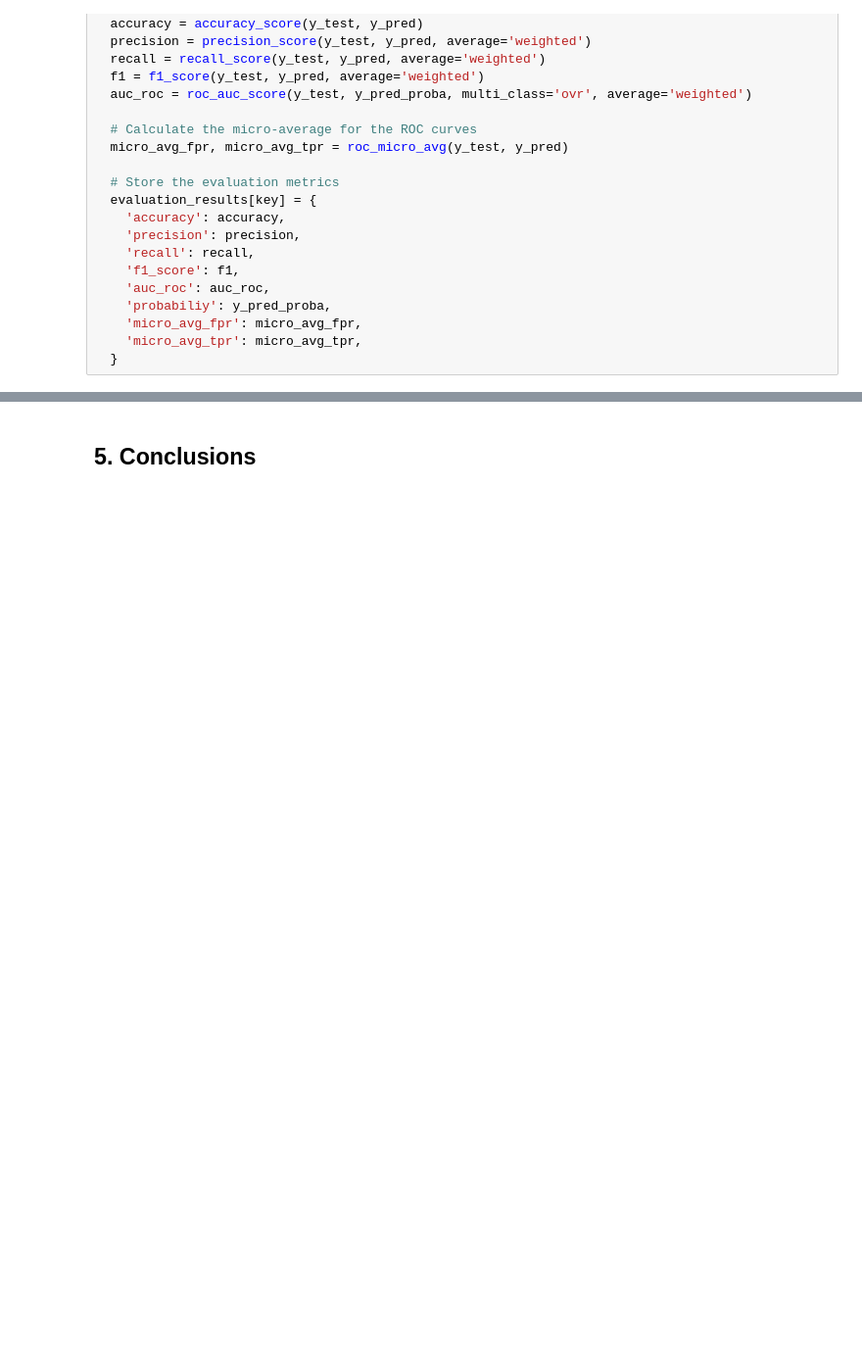
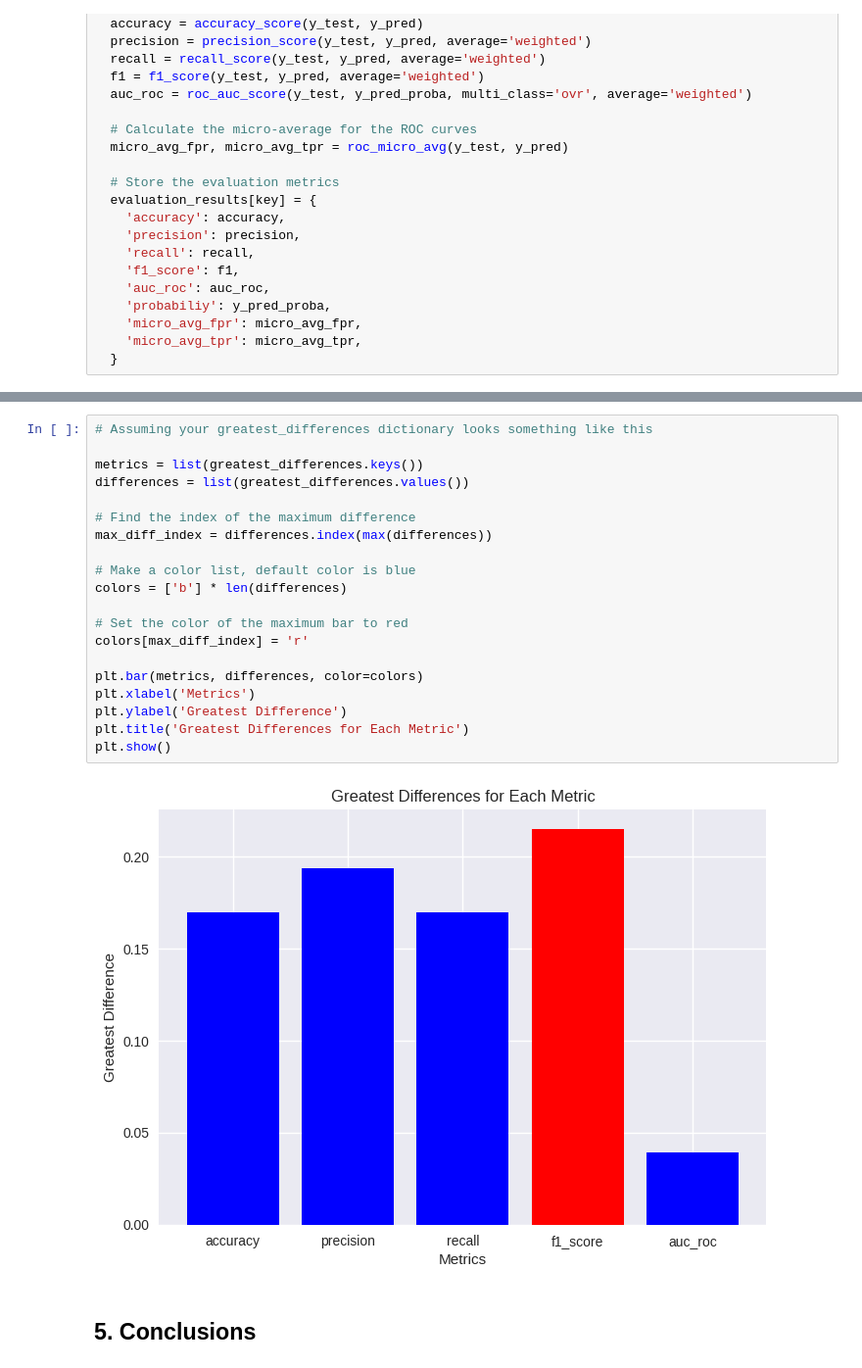
Before and after one commit to rgilyard/preprocessing-techniques, a Jupyter notebook: medical_note_naive_bayes_preprocessing_research.ipynb, the cells around one changed output, grey strips where cells are left out. Shown at 98% size. Cells and saved outputs as stored; diff of their text form; blank space fills up the shorter version.

```diff
--- a/medical_note_naive_bayes_preprocessing_research.ipynb
+++ b/medical_note_naive_bayes_preprocessing_research.ipynb
@@ -678,2 +745,24 @@ Auc_roc: 0.026747122756941022
+# %%
+# Assuming your greatest_differences dictionary looks something like this
+
+metrics = list(greatest_differences.keys())
+differences = list(greatest_differences.values())
+
+# Find the index of the maximum difference
+max_diff_index = differences.index(max(differences))
+
+# Make a color list, default color is blue
+colors = ['b'] * len(differences)
+
+# Set the color of the maximum bar to red
+colors[max_diff_index] = 'r'
+
+plt.bar(metrics, differences, color=colors)
+plt.xlabel('Metrics')
+plt.ylabel('Greatest Difference')
+plt.title('Greatest Differences for Each Metric')
+plt.show()
+# %% [output]
+[figure, added]
 # %% [markdown]
 ## 5. Conclusions
```
Also changed, not shown: parts of 10 cells of this notebook.
